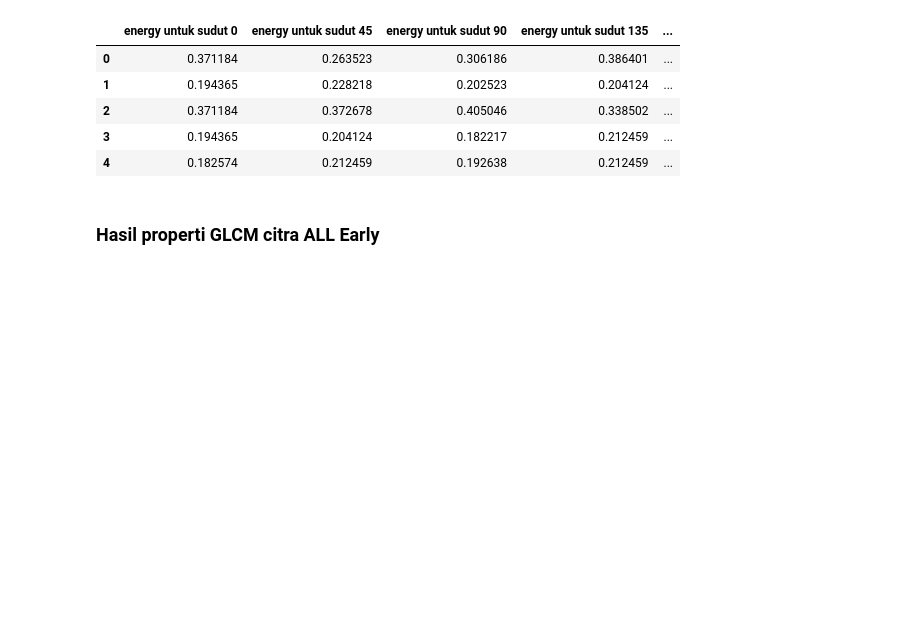
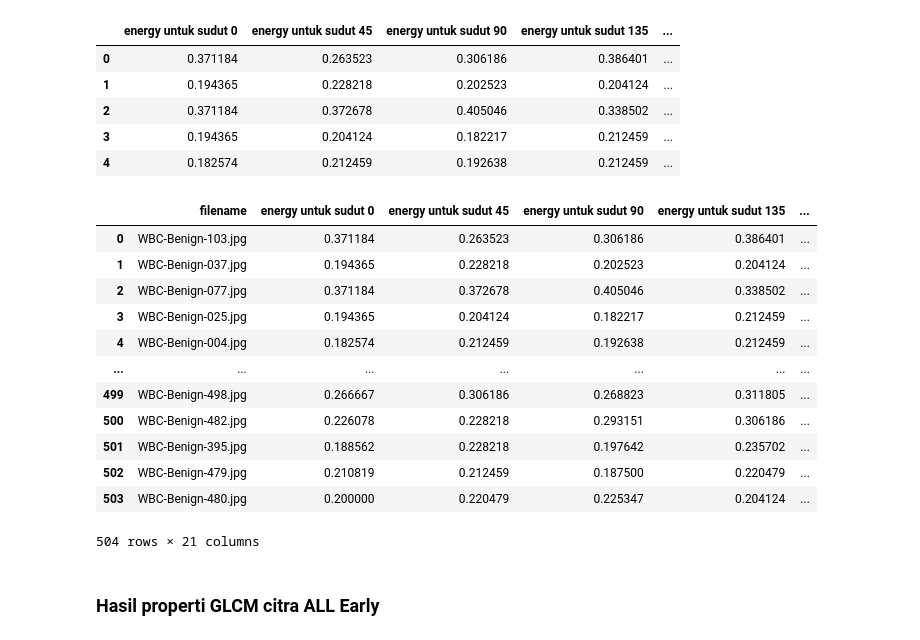
Before and after one commit to Amelia039/Biomedical-Imaging, a Jupyter notebook: GLCM_dataset_ALL.ipynb, the cells around one changed output. Saved outputs shown, nothing was run; the diff lists cells and outputs as text; code cells hidden in the pictures; blank space fills up the shorter version.

```diff
--- a/GLCM_dataset_ALL.ipynb
+++ b/GLCM_dataset_ALL.ipynb
@@ -275,6 +278,27 @@ glcm_benign_df.head(5)
 | 2 | 0.371184 | 0.372678 | 0.405046 | 0.338502 | ... |
 | 3 | 0.194365 | 0.204124 | 0.182217 | 0.212459 | ... |
 | 4 | 0.182574 | 0.212459 | 0.192638 | 0.212459 | ... |
+# %%
+# mengonversi list "image_names" menjadi DataFrame "image_names_df"
+image_names_df = pd.DataFrame(image_names, columns=["filename"])
+
+# menggabungkan "image_names_df" dengan "glcm_benign_df"
+glcm_benign_df = pd.concat([image_names_df, glcm_benign_df], axis=1)
+glcm_benign_df
+# %% [output]
+|  | filename | energy untuk sudut 0 | energy untuk sudut 45 | energy untuk sudut 90 | energy untuk sudut 135 | ... |
+| 0 | WBC-Benign-103.jpg | 0.371184 | 0.263523 | 0.306186 | 0.386401 | ... |
+| 1 | WBC-Benign-037.jpg | 0.194365 | 0.228218 | 0.202523 | 0.204124 | ... |
+| 2 | WBC-Benign-077.jpg | 0.371184 | 0.372678 | 0.405046 | 0.338502 | ... |
+| 3 | WBC-Benign-025.jpg | 0.194365 | 0.204124 | 0.182217 | 0.212459 | ... |
+| 4 | WBC-Benign-004.jpg | 0.182574 | 0.212459 | 0.192638 | 0.212459 | ... |
+| ... | ... | ... | ... | ... | ... | ... |
+| 499 | WBC-Benign-498.jpg | 0.266667 | 0.306186 | 0.268823 | 0.311805 | ... |
+| 500 | WBC-Benign-482.jpg | 0.226078 | 0.228218 | 0.293151 | 0.306186 | ... |
+| 501 | WBC-Benign-395.jpg | 0.188562 | 0.228218 | 0.197642 | 0.235702 | ... |
+| 502 | WBC-Benign-479.jpg | 0.210819 | 0.212459 | 0.187500 | 0.220479 | ... |
+| 503 | WBC-Benign-480.jpg | 0.200000 | 0.220479 | 0.225347 | 0.204124 | ... |
+504 rows × 21 columns
 # %% [markdown]
 ### Hasil properti GLCM citra ALL Early
 # %%
```
Also changed, not shown: parts of 5 cells of this notebook.
